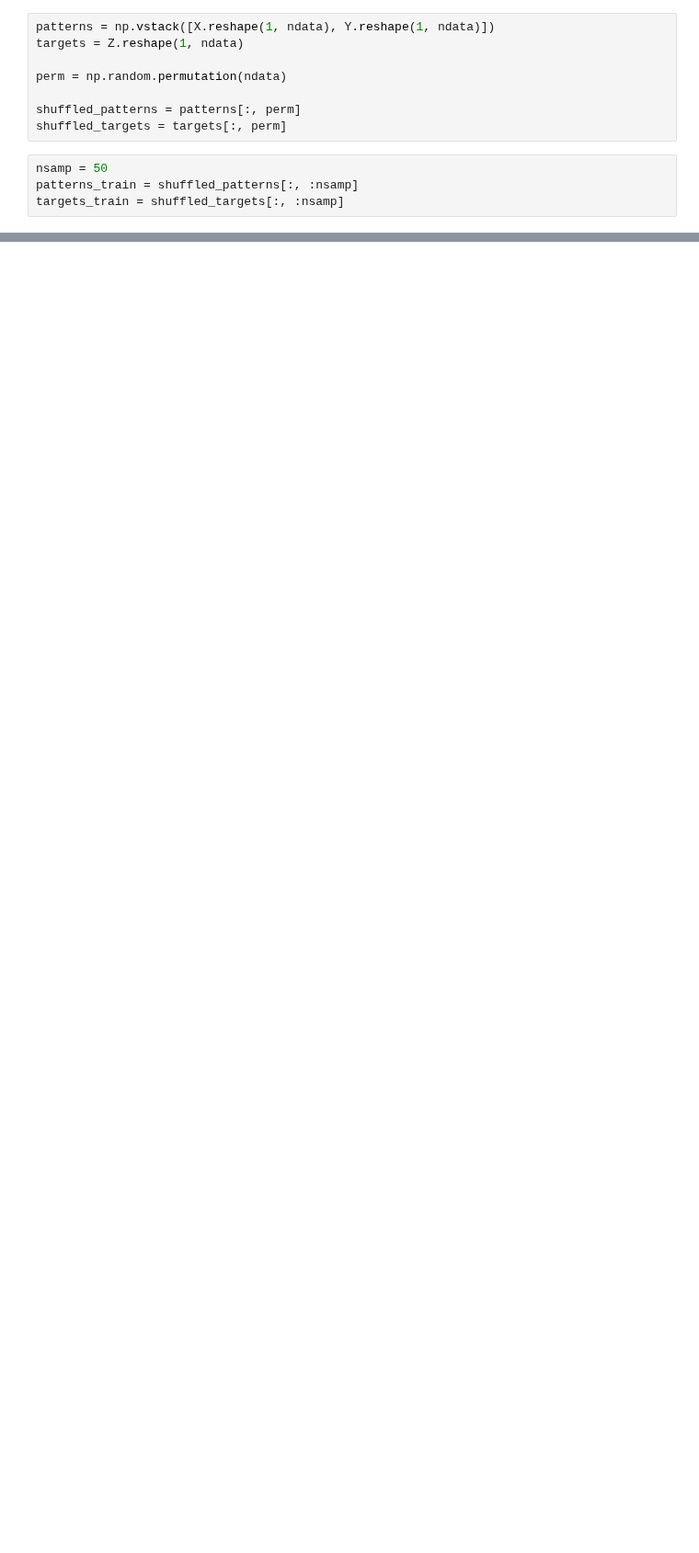
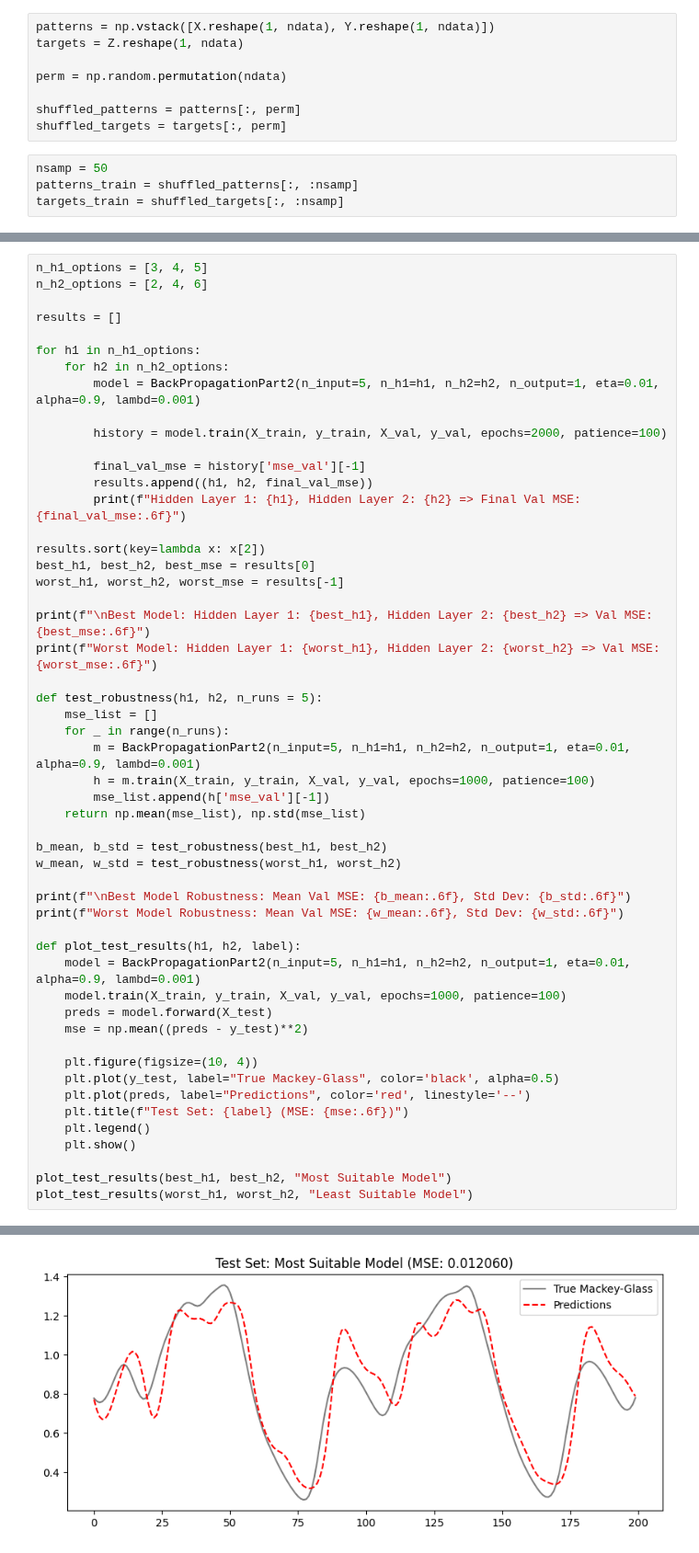
Before and after one commit to OlleThomsen/annda_lab_1b, a Jupyter notebook: assignment_part1.ipynb, the cells around one changed output, grey strips where cells are left out. Shown at 92% size. Cells and saved outputs as stored; diff of their text form; blank space fills up the shorter version.

Commit message:
Det mesta av part 2 borde vara implementerat, behöver gå igenom en till gång dock

```diff
--- a/assignment_part1.ipynb
+++ b/assignment_part1.ipynb
@@ -617,0 +765,53 @@ Final Train MSE = 0.00023840500961810898
+# %%
+n_h1_options = [3, 4, 5]
+n_h2_options = [2, 4, 6]
+
+results = []
+
+for h1 in n_h1_options:
+    for h2 in n_h2_options:
+        model = BackPropagationPart2(n_input=5, n_h1=h1, n_h2=h2, n_output=1, eta=0.01, alpha=0.9, lambd=0.001)
+
+        history = model.train(X_train, y_train, X_val, y_val, epochs=2000, patience=100)
+
+        final_val_mse = history['mse_val'][-1]
+        results.append((h1, h2, final_val_mse))
+        print(f"Hidden Layer 1: {h1}, Hidden Layer 2: {h2} => Final Val MSE: {final_val_mse:.6f}")
+
+results.sort(key=lambda x: x[2])
+best_h1, best_h2, best_mse = results[0]
+worst_h1, worst_h2, worst_mse = results[-1]
+
+print(f"\nBest Model: Hidden Layer 1: {best_h1}, Hidden Layer 2: {best_h2} => Val MSE: {best_mse:.6f}")
+print(f"Worst Model: Hidden Layer 1: {worst_h1}, Hidden Layer 2: {worst_h2} => Val MSE: {worst_mse:.6f}")
+
+def test_robustness(h1, h2, n_runs = 5):
+    mse_list = []
+    for _ in range(n_runs):
+        m = BackPropagationPart2(n_input=5, n_h1=h1, n_h2=h2, n_output=1, eta=0.01, alpha=0.9, lambd=0.001)
+        h = m.train(X_train, y_train, X_val, y_val, epochs=1000, patience=100)
+        mse_list.append(h['mse_val'][-1])
+    return np.mean(mse_list), np.std(mse_list)
+
+b_mean, b_std = test_robustness(best_h1, best_h2)
+w_mean, w_std = test_robustness(worst_h1, worst_h2)
+
+print(f"\nBest Model Robustness: Mean Val MSE: {b_mean:.6f}, Std Dev: {b_std:.6f}")
+print(f"Worst Model Robustness: Mean Val MSE: {w_mean:.6f}, Std Dev: {w_std:.6f}")
+
+def plot_test_results(h1, h2, label):
+    model = BackPropagationPart2(n_input=5, n_h1=h1, n_h2=h2, n_output=1, eta=0.01, alpha=0.9, lambd=0.001)
+    model.train(X_train, y_train, X_val, y_val, epochs=1000, patience=100)
+    preds = model.forward(X_test)
+    mse = np.mean((preds - y_test)**2)
+
+    plt.figure(figsize=(10, 4))
+    plt.plot(y_test, label="True Mackey-Glass", color='black', alpha=0.5)
+    plt.plot(preds, label="Predictions", color='red', linestyle='--')
+    plt.title(f"Test Set: {label} (MSE: {mse:.6f})")
+    plt.legend()
+    plt.show()
+
+plot_test_results(best_h1, best_h2, "Most Suitable Model")
+plot_test_results(worst_h1, worst_h2, "Least Suitable Model")
+# %% [output]
@@ -617,0 +833 @@ Final Train MSE = 0.00023840500961810898
+[figure, added]
```
Also changed, not shown: parts of 14 cells of this notebook.
